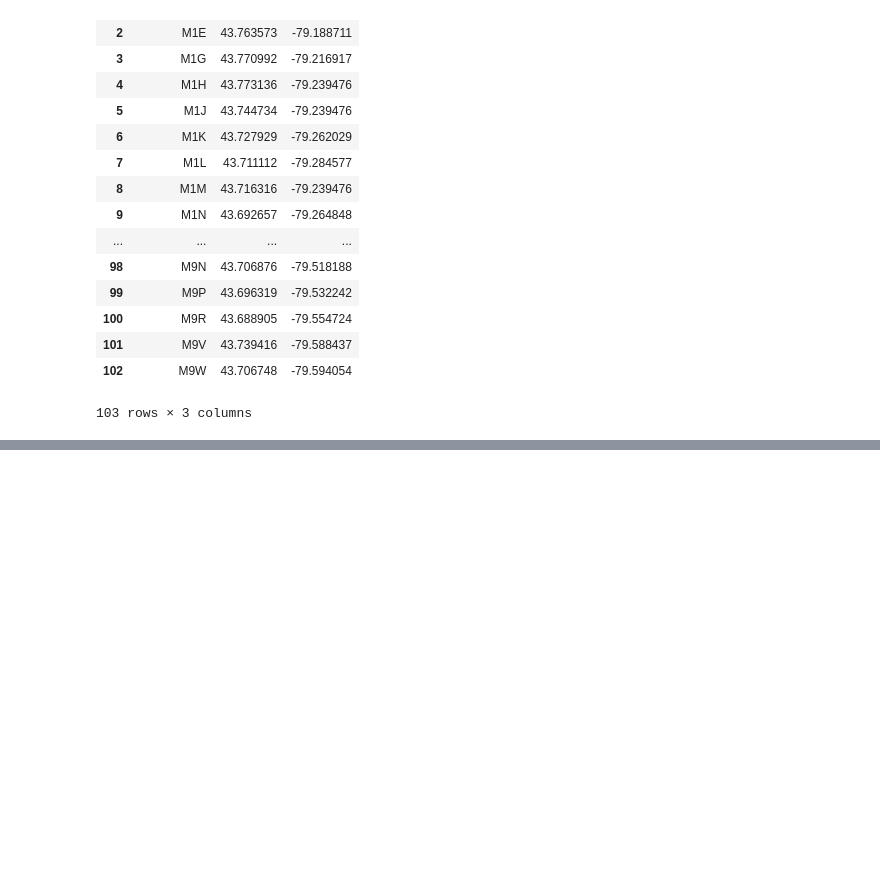
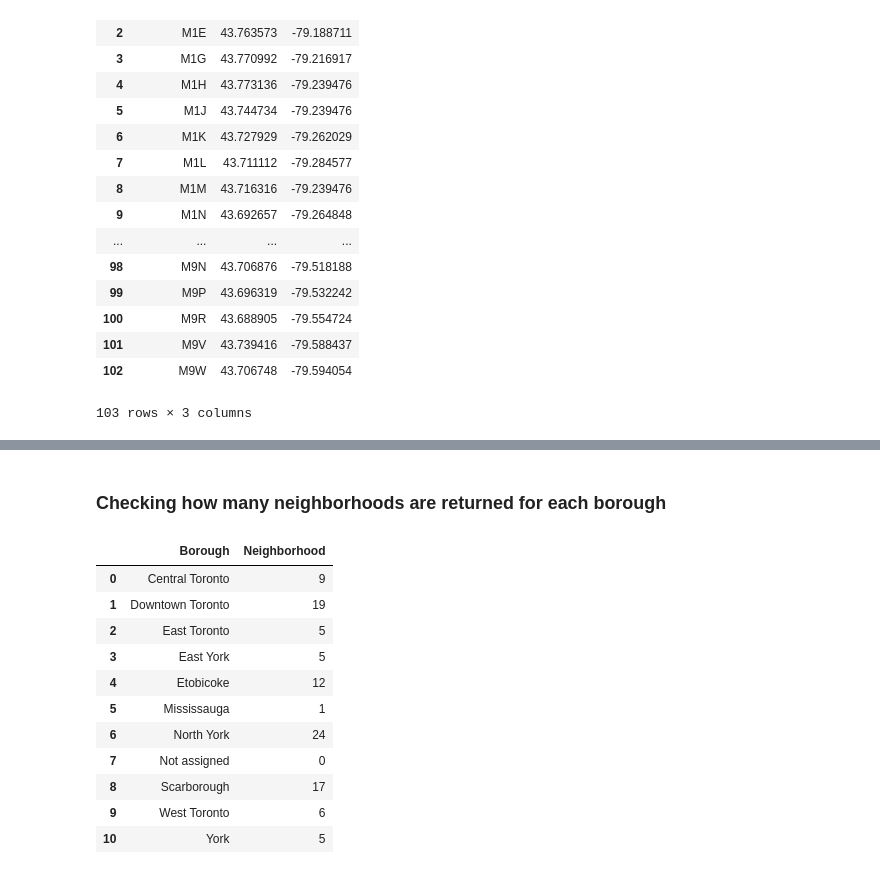
Before and after one commit to ChinghsiuLee/Assignment-of-course-9-IBM-Data-Science, a Jupyter notebook: notebook_Ching-hsiu_Lee_DMnVGYgBo.ipynb, the cells around one changed output, grey strips where cells are left out. Saved outputs shown, nothing was run; the diff lists cells and outputs as text; code cells hidden in the pictures; blank space fills up the shorter version.

```diff
--- a/notebook_Ching-hsiu_Lee_DMnVGYgBo.ipynb
+++ b/notebook_Ching-hsiu_Lee_DMnVGYgBo.ipynb
@@ -142,0 +178,23 @@ Torontogeo
+# %% [markdown]
+### Checking how many neighborhoods are returned for each borough
+# %%
+df1=Toronto.groupby('Borough').count()
+
+df2=df1.reset_index('Borough')
+
+df3=df2.drop(['Postal code'],axis=1)
+
+df3
+# %% [output]
+|  | Borough | Neighborhood |
+| 0 | Central Toronto | 9 |
+| 1 | Downtown Toronto | 19 |
+| 2 | East Toronto | 5 |
+| 3 | East York | 5 |
+| 4 | Etobicoke | 12 |
+| 5 | Mississauga | 1 |
+| 6 | North York | 24 |
+| 7 | Not assigned | 0 |
+| 8 | Scarborough | 17 |
+| 9 | West Toronto | 6 |
+| 10 | York | 5 |
```
Also changed, not shown: parts of 3 cells of this notebook.
